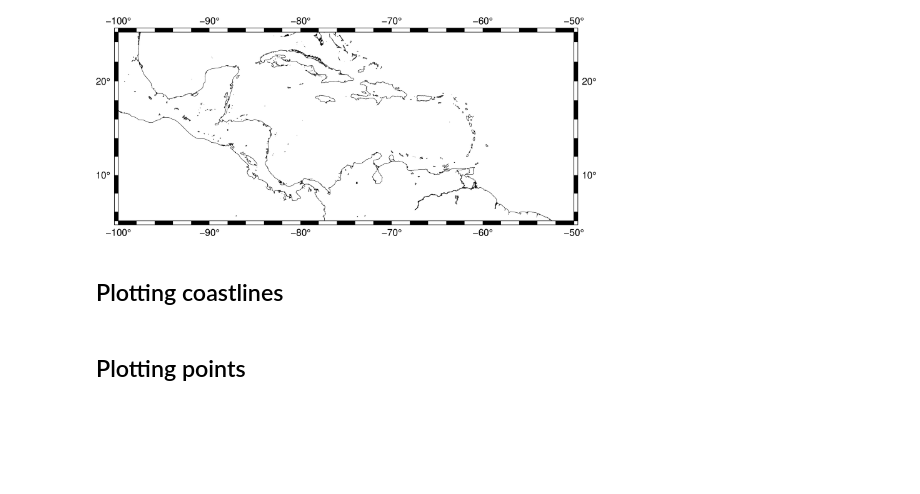
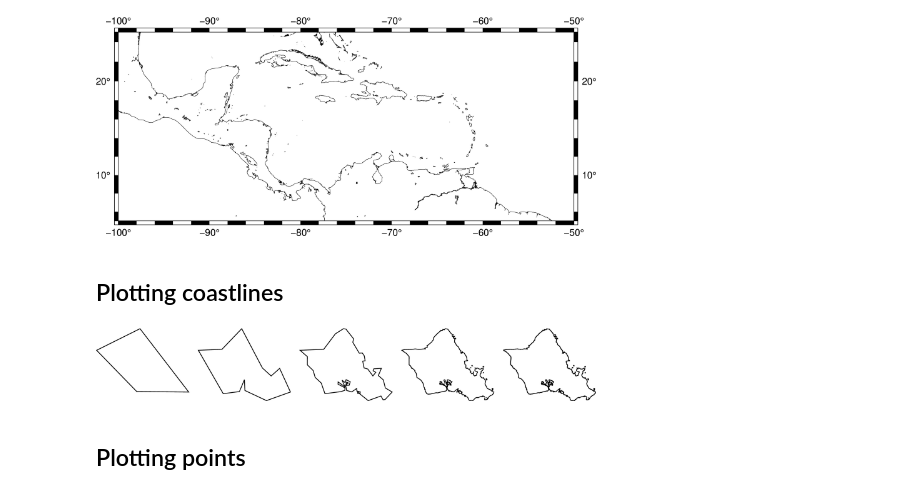
Before and after one commit to leouieda/agu2019, a Jupyter notebook: examples.ipynb, the cells around one changed output. Saved outputs shown, nothing was run; the diff lists cells and outputs as text; code cells hidden in the pictures; blank space fills up the shorter version.

Commit message:
Add coastline example from the docs

```diff
--- a/examples.ipynb
+++ b/examples.ipynb
@@ -19,6 +19,17 @@ fig.show()
 [figure]
 # %% [markdown]
 ## Plotting coastlines
+# %%
+oahu = [-158.3, -157.6, 21.2, 21.8]
+fig = pygmt.Figure()
+for res in ["c", "l", "i", "h", "f"]:
+    fig.coast(resolution=res, shorelines="2p",
+              region=oahu, projection="M10c")
+    fig.shift_origin(xshift="10c")
+fig.savefig("coastlines.png")
+fig.show()
+# %% [output]
+[figure, added]
 # %% [markdown]
 ## Plotting points
 # %% [markdown]
```
Also changed, not shown: 2 other files.
